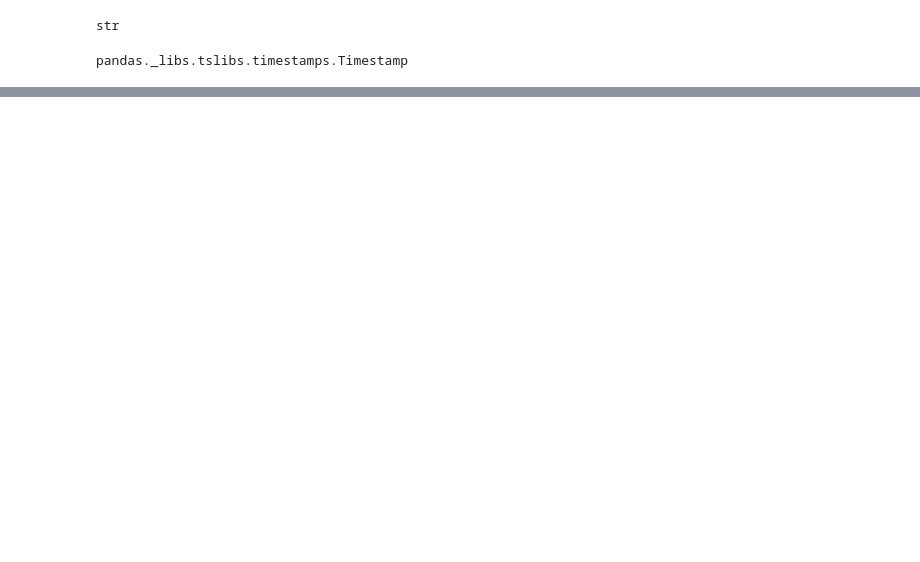
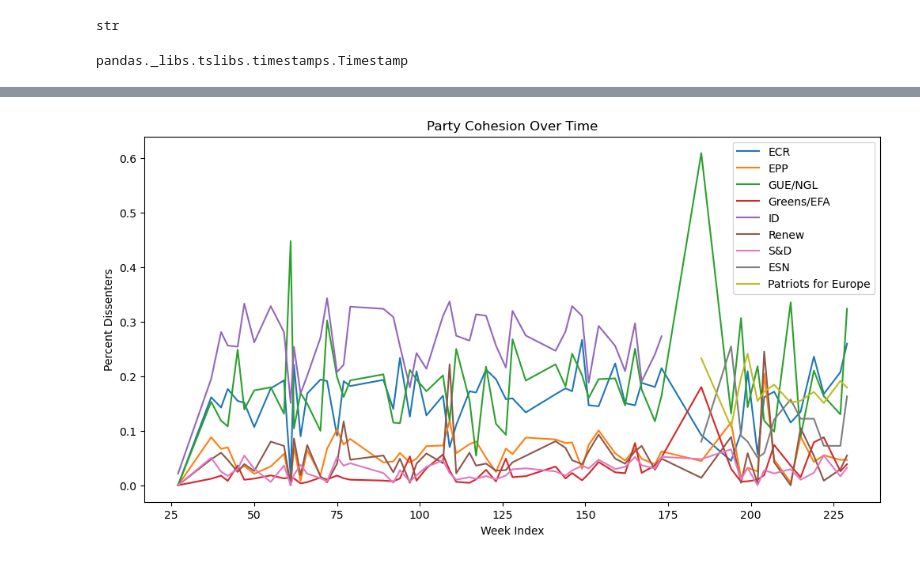
Before and after one commit to siennaboos/PartyLoyaltyProject, a Jupyter notebook: ml-src/ml2_logreg.ipynb, the cells around one changed output, grey strips where cells are left out. Saved outputs shown, nothing was run; the diff lists cells and outputs as text; code cells hidden in the pictures; blank space fills up the shorter version.

```diff
--- a/ml-src/ml2_logreg.ipynb
+++ b/ml-src/ml2_logreg.ipynb
@@ -136,6 +111,7 @@ df_final.to_csv('time_series_data_final.csv', index=False)
 # %%
 # on the first run, you have the relevant data saved, now you can just load it into a df each time
 df_final = pd.read_csv('time_series_data_final.csv')
+df_final = df_final[df_final['party'] != 'Non-attached']
 df_final.head()
 # %% [output]
 |  | party | vote_id | procedure_type | timestamp | num_for | num_against | num_abstention | num_no_votes | ... |
@@ -169,0 +132,17 @@ df_time.head()
+# %%
+df_time = df_final.copy()
+
+# extract datetime features
+df_time['year'] = df_time['timestamp'].dt.year
+df_time['month'] = df_time['timestamp'].dt.month
+df_time['weekday'] = df_time['timestamp'].dt.weekday
+df_time['weekofyear'] = df_time['timestamp'].dt.isocalendar().week
+
+# sort and enumerate unique years
+sorted_years = sorted(df_time['year'].unique())
+year_index_map = {year: i for i, year in enumerate(sorted_years)}
+
+# adjust weekofyear by year index
+df_time['adjusted_week'] = df_time.apply(lambda row: row['weekofyear'] + 52 * year_index_map[row['year']], axis=1)
+
+df_time.head()
@@ -220,0 +275,13 @@ resids.mean()
+# %%
+plt.figure(figsize=(12, 6))
+for party in df_time['party'].unique():
+    party_df = df_time[df_time['party'] == party]
+    sns.lineplot(data=party_df, x='adjusted_week', y='percent_dissent', label=party, errorbar=None)
+
+plt.xlabel('Week Index')
+plt.ylabel('Percent Dissenters')
+plt.title('Party Cohesion Over Time')
+plt.legend()
+plt.show()
+# %% [output]
+[figure, added]
```
Also changed, not shown: parts of 22 cells of this notebook, 1 other file.
